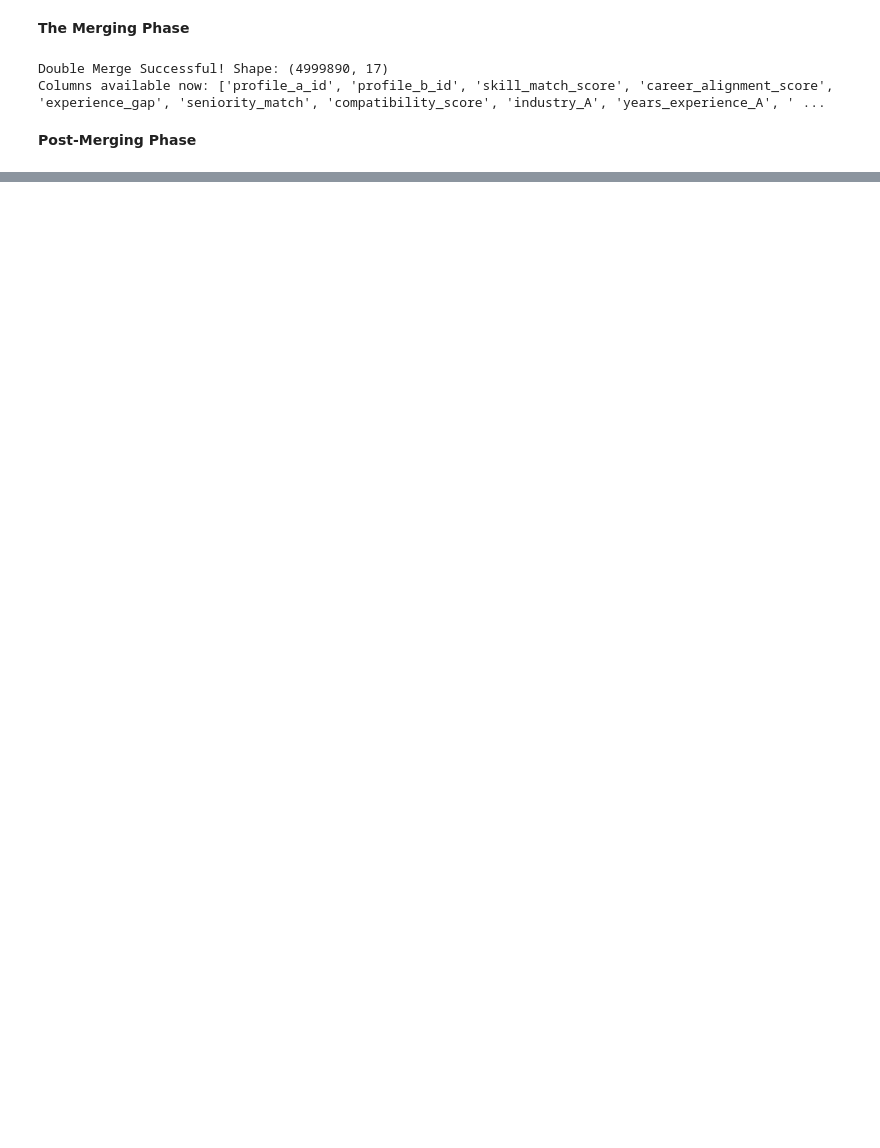
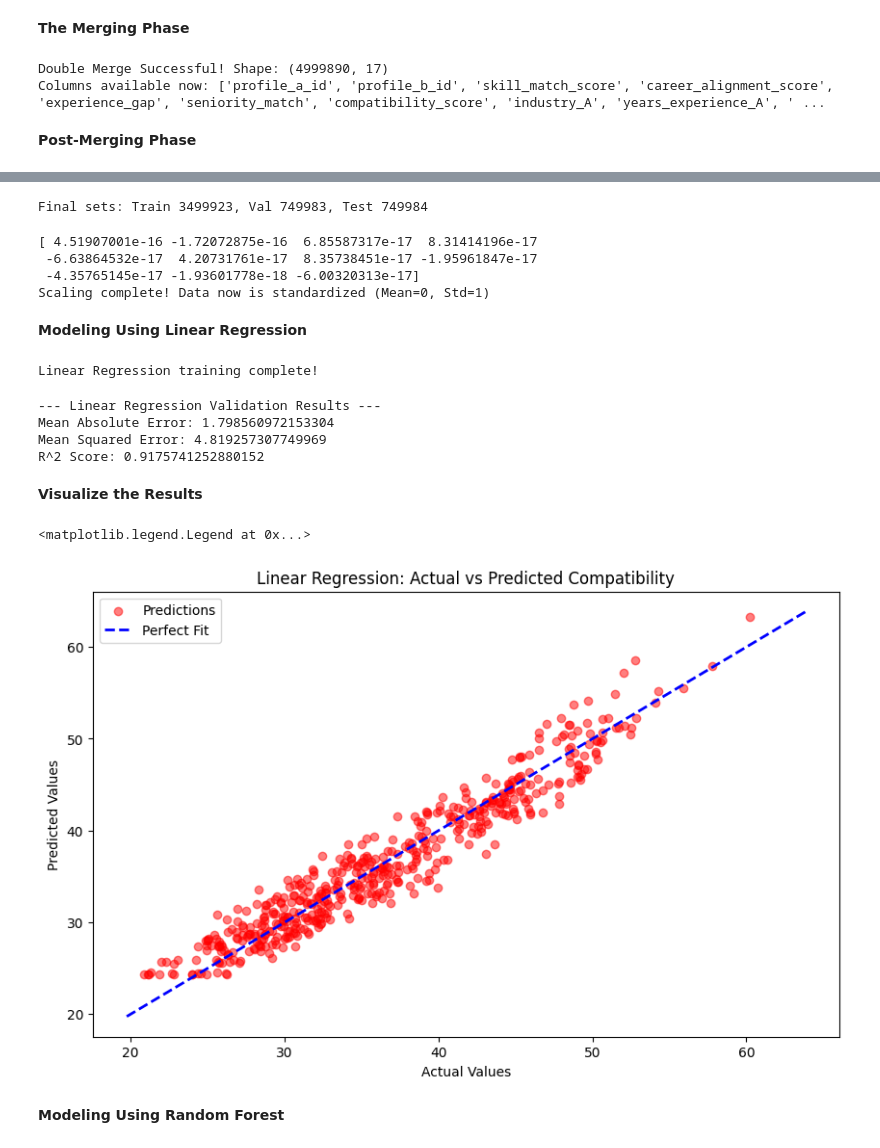
Before and after one commit to ghadirN/AI-Bootcamp, a Jupyter notebook: AI_PROJECT.ipynb, the cells around one changed output, grey strips where cells are left out. Cells and saved outputs as stored; diff of their text form; code cells hidden in the pictures; blank space fills up the shorter version.

```diff
--- a/AI_PROJECT.ipynb
+++ b/AI_PROJECT.ipynb
@@ -166,0 +358,77 @@ Features engineereg! Total rows for modeling: 4999890
+# %%
+#Splitting
+#First split 70% train 30% temp
+X_train, X_temp, y_train, y_temp = train_test_split(X,y,test_size=0.3, random_state=42)
+
+#Second split 15% val 15% test
+X_val, X_test, y_val, y_test = train_test_split(X_temp, y_temp, test_size=0.5, random_state=42)
+
+print(f"Final sets: Train {X_train.shape[0]}, Val {X_val.shape[0]}, Test {X_test.shape[0]}")
+# %% [output]
+Final sets: Train 3499923, Val 749983, Test 749984
+# %%
+#scaling traning's dataset
+scaler = StandardScaler()
+X_train_scaled = scaler.fit_transform(X_train)
+#transform val and test to prevent data leakage
+X_val_scaled = scaler.transform(X_val)
+X_test_scaled = scaler.transform(X_test)
+
+#Verify the scaling step (mean should be close to zero)
+print(X_train_scaled.mean(axis=0))
+print("Scaling complete! Data now is standardized (Mean=0, Std=1)")
+# %% [output]
+[ 4.51907001e-16 -1.72072875e-16  6.85587317e-17  8.31414196e-17
+ -6.63864532e-17  4.20731761e-17  8.35738451e-17 -1.95961847e-17
+ -4.35765145e-17 -1.93601778e-18 -6.00320313e-17]
+Scaling complete! Data now is standardized (Mean=0, Std=1)
+# %% [markdown]
+**Modeling Using Linear Regression**
+# %%
+#Initialize linear regression model
+lr_model = LinearRegression()
+
+#fit data to model
+lr_model.fit(X_train_scaled, y_train)
+
+#make predictions on val set
+y_val_pred = lr_model.predict(X_val_scaled)
+
+print("Linear Regression training complete!")
+# %% [output]
+Linear Regression training complete!
+# %%
+from sklearn.metrics import mean_squared_error
+#Evaluate Performance
+mae = mean_absolute_error(y_val, y_val_pred)
+mse = mean_squared_error(y_val, y_val_pred)
+r2 = r2_score(y_val, y_val_pred)
+
+print("--- Linear Regression Validation Results ---")
+print(f"Mean Absolute Error: {mae}") #usually within 'a' points of the real score
+print(f"Mean Squared Error: {mse}") #if mse = mae^2 so no outliers
+print(f"R^2 Score: {r2}") #in perfect situations it should be 1
+# %% [output]
+--- Linear Regression Validation Results ---
+Mean Absolute Error: 1.798560972153304
+Mean Squared Error: 4.819257307749969
+R^2 Score: 0.9175741252880152
+# %% [markdown]
+**Visualize the Results**
+# %%
+import matplotlib.pyplot as plt
+
+plt.figure(figsize = (10,6))
+#plot 500 points
+plt.scatter(y_val[:500], y_val_pred[:500], alpha=0.5, color='red', label='Predictions')
+plt.plot([y_val.min(), y_val.max()], [y_val.min(), y_val.max()], 'b--', lw=2, label='Perfect Fit')
+
+plt.title('Linear Regression: Actual vs Predicted Compatibility')
+plt.xlabel('Actual Values')
+plt.ylabel('Predicted Values')
+plt.legend()
+# %% [output]
+<matplotlib.legend.Legend at 0x...>
+[figure, added]
+# %% [markdown]
+**Modeling Using Random Forest**
```
Also changed, not shown: parts of 19 cells of this notebook.
